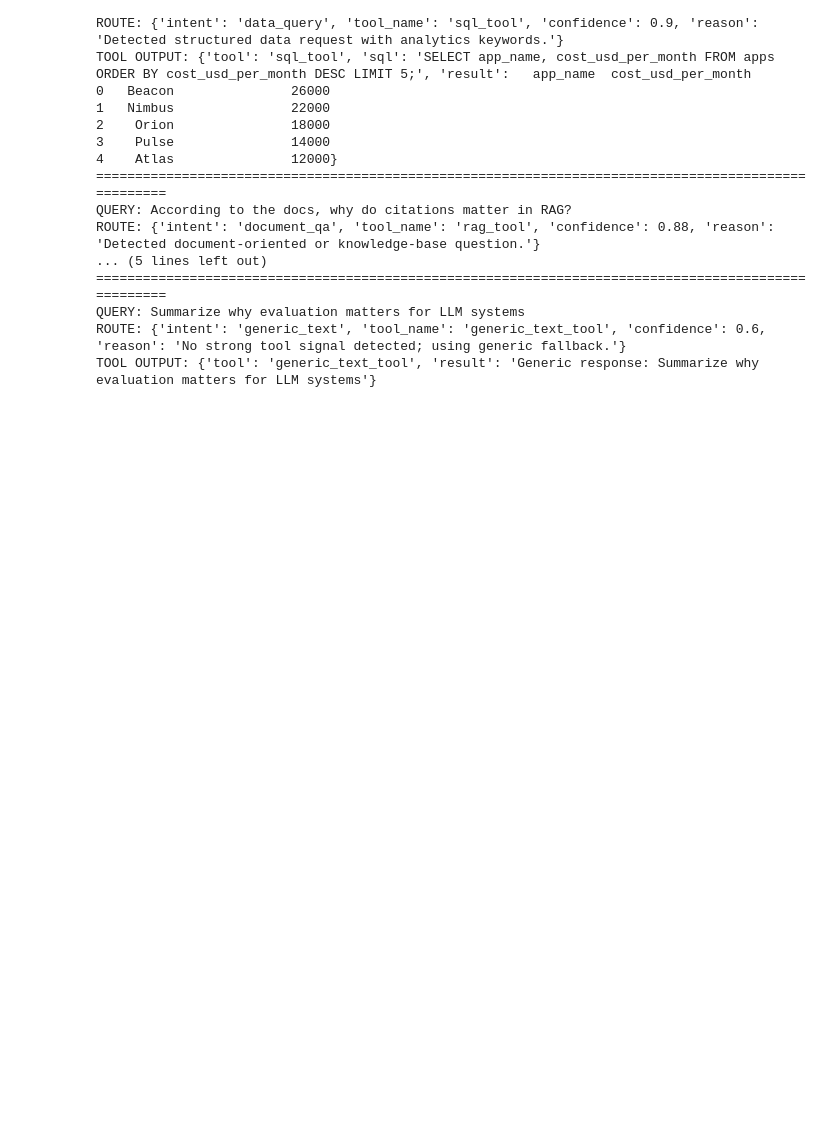
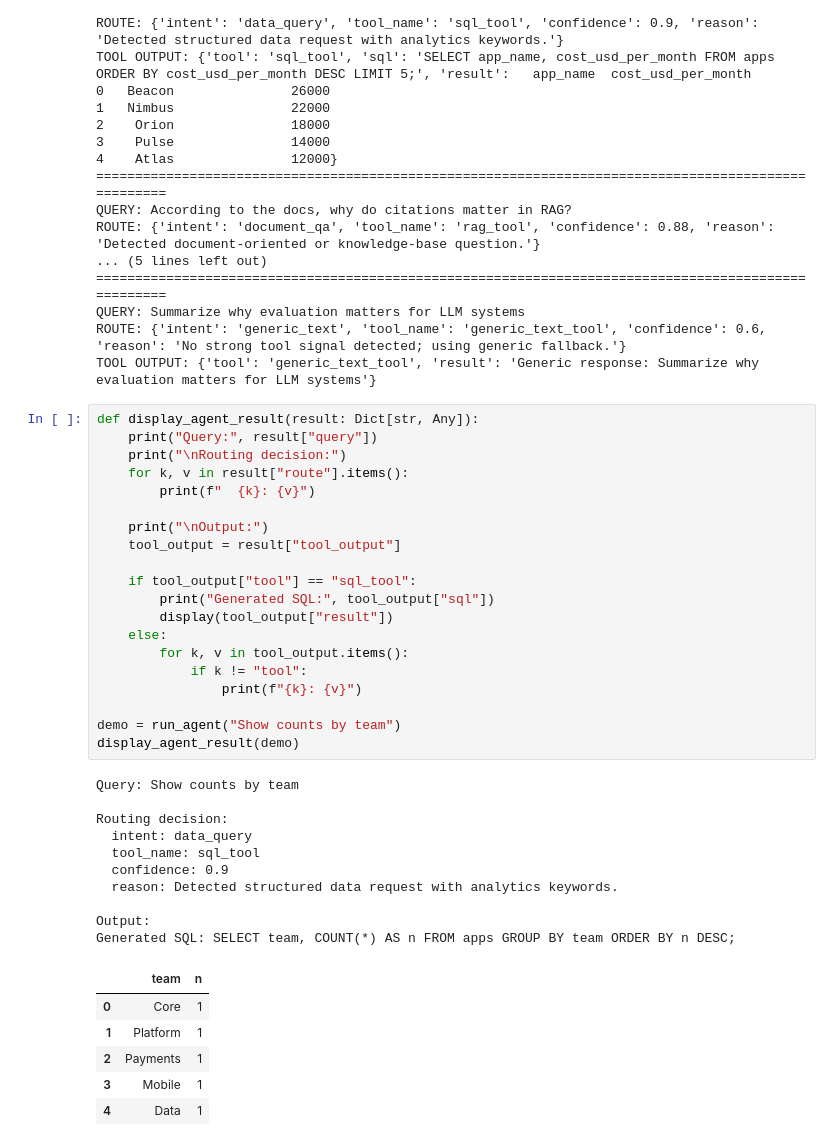
Before and after one commit to m-zayed5722/Miscellaneous-Projects, a Jupyter notebook: AgentRouter_Lite.ipynb, the cells around one changed output. Saved outputs shown, nothing was run; the diff lists cells and outputs as text; blank space fills up the shorter version.

```diff
--- a/AgentRouter_Lite.ipynb
+++ b/AgentRouter_Lite.ipynb
@@ -311,3 +311,40 @@ ROUTE: {'intent': 'document_qa', 'tool_name': 'rag_tool', 'confidence': 0.88, 'r
 QUERY: Summarize why evaluation matters for LLM systems
 ROUTE: {'intent': 'generic_text', 'tool_name': 'generic_text_tool', 'confidence': 0.6, 'reason': 'No strong tool signal detected; using generic fallback.'}
 TOOL OUTPUT: {'tool': 'generic_text_tool', 'result': 'Generic response: Summarize why evaluation matters for LLM systems'}
+# %%
+def display_agent_result(result: Dict[str, Any]):
+    print("Query:", result["query"])
+    print("\nRouting decision:")
+    for k, v in result["route"].items():
+        print(f"  {k}: {v}")
+
+    print("\nOutput:")
+    tool_output = result["tool_output"]
+
+    if tool_output["tool"] == "sql_tool":
+        print("Generated SQL:", tool_output["sql"])
+        display(tool_output["result"])
+    else:
+        for k, v in tool_output.items():
+            if k != "tool":
+                print(f"{k}: {v}")
+
+demo = run_agent("Show counts by team")
+display_agent_result(demo)
+# %% [output]
+Query: Show counts by team
+
+Routing decision:
+  intent: data_query
+  tool_name: sql_tool
+  confidence: 0.9
+  reason: Detected structured data request with analytics keywords.
+
+Output:
+Generated SQL: SELECT team, COUNT(*) AS n FROM apps GROUP BY team ORDER BY n DESC;
+|  | team | n |
+| 0 | Core | 1 |
+| 1 | Platform | 1 |
+| 2 | Payments | 1 |
+| 3 | Mobile | 1 |
+| 4 | Data | 1 |
```
Also changed, not shown: parts of 1 cell of this notebook.
